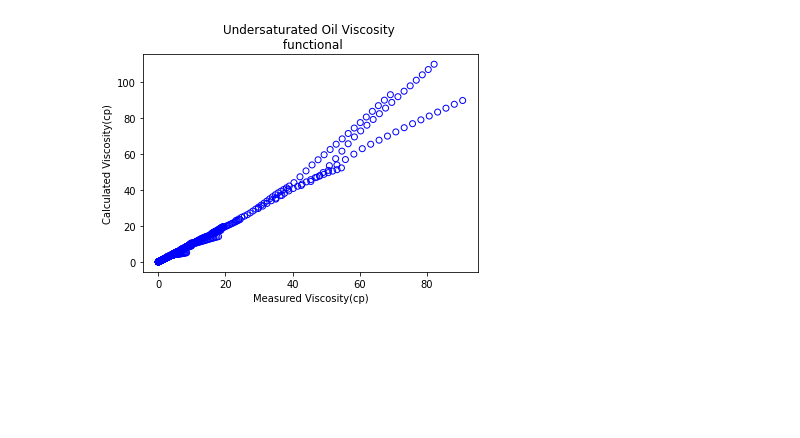
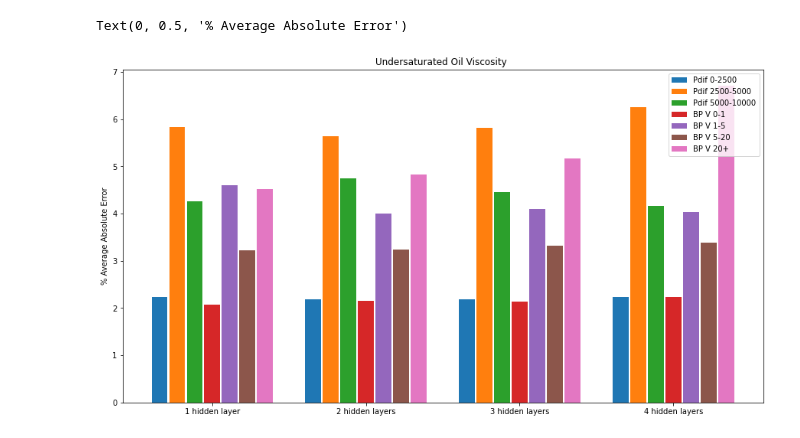
Before and after one commit to flammmes/my-thesis, a Jupyter notebook: _nn_regs_stats.ipynb, the cells around one changed output. Cells and saved outputs as stored; diff of their text form; code cells hidden in the pictures; blank space fills up the shorter version.

```diff
--- a/_nn_regs_stats.ipynb
+++ b/_nn_regs_stats.ipynb
@@ -75,0 +51,16 @@ Stats_matrix(totaldf)
+# %%
+def Stats_matrix(a):
+    average_error = []
+    standard_deviation = []
+    absolute_average_error = []
+    absolute_standard_deviation =[]
+    for i in range(4):
+        average_error.append(np.average((a.iloc[:,i+5]-a.μ)/a.μ*100))
+        standard_deviation.append(np.std((a.iloc[:,i+5]-a.μ)/a.μ*100))
+        absolute_average_error.append(np.average(np.absolute((a.iloc[:,i+5]-a.μ)/a.μ*100)))
+        absolute_standard_deviation.append(np.std(np.absolute((a.iloc[:,i+5]-a.μ)/totaldf.μ*100)))
+    statistics  = pd.DataFrame(list(zip(average_error,standard_deviation,absolute_average_error,
+                                        absolute_standard_deviation)),columns = ['% AE','% Std Dev AE','%AAE','% Std Dev AAE'],index =  ['1 hidden layer','2 hidden layers','3 hidden layers','4 hidden layers'])
+    return statistics
+
+Stats_matrix(totaldf)
@@ -143,4 +140,30 @@ UndersatViscPlot('3layerdeep')
 # %%
-UndersatViscPlot('functional')
+press_0_25 = totaldf.loc[(totaldf.ΔP<2500)]
+press_25_50 = totaldf.loc[(totaldf.ΔP<5000)&(totaldf.ΔP>2500)]
+press_50_100 = totaldf.loc[(totaldf.ΔP<10000)&(totaldf.ΔP>5000)]
+visc_0_1 = totaldf.loc[(totaldf.μob>0) & (totaldf.μob<1)]
+visc_1_5 = totaldf.loc[(totaldf.μob>1) & (totaldf.μob<5)]
+visc_5_20 = totaldf.loc[(totaldf.μob>5) & (totaldf.μob<20)]
+visc_20_plus = totaldf.loc[(totaldf.μob>20) ]
+
+full_data = {
+    'Pdif 0-2500' : Stats_matrix(press_0_25).iloc[:,2],
+    'Pdif 2500-5000' : Stats_matrix(press_25_50).iloc[:,2],
+    'Pdif 5000-10000' : Stats_matrix(press_50_100).iloc[:,2],
+    'BP V 0-1' : Stats_matrix(visc_0_1).iloc[:,2],
+    'BP V 1-5' : Stats_matrix(visc_1_5).iloc[:,2],
+    'BP V 5-20' : Stats_matrix(visc_5_20).iloc[:,2],
+    'BP V 20+' : Stats_matrix(visc_20_plus).iloc[:,2],
+}
+models =   ['1 hidden layer','2 hidden layers','3 hidden layers','4 hidden layers']
+
+%run my_bar_plot.ipynb
+fig, ax = plt.subplots()
+plt.rcParams['figure.figsize'] = (15, 8)
+bar_plot(ax, full_data, total_width=.8, single_width=.9,)
+plt.xticks(range(4), models)
+plt.title('Undersaturated Oil Viscosity ')
+plt.ylabel("% Average Absolute Error")
 # %% [output]
+Text(0, 0.5, '% Average Absolute Error')
-[figure, old version]
+[figure, new version]
```
Also changed, not shown: parts of 16 cells of this notebook, 13 other files.
